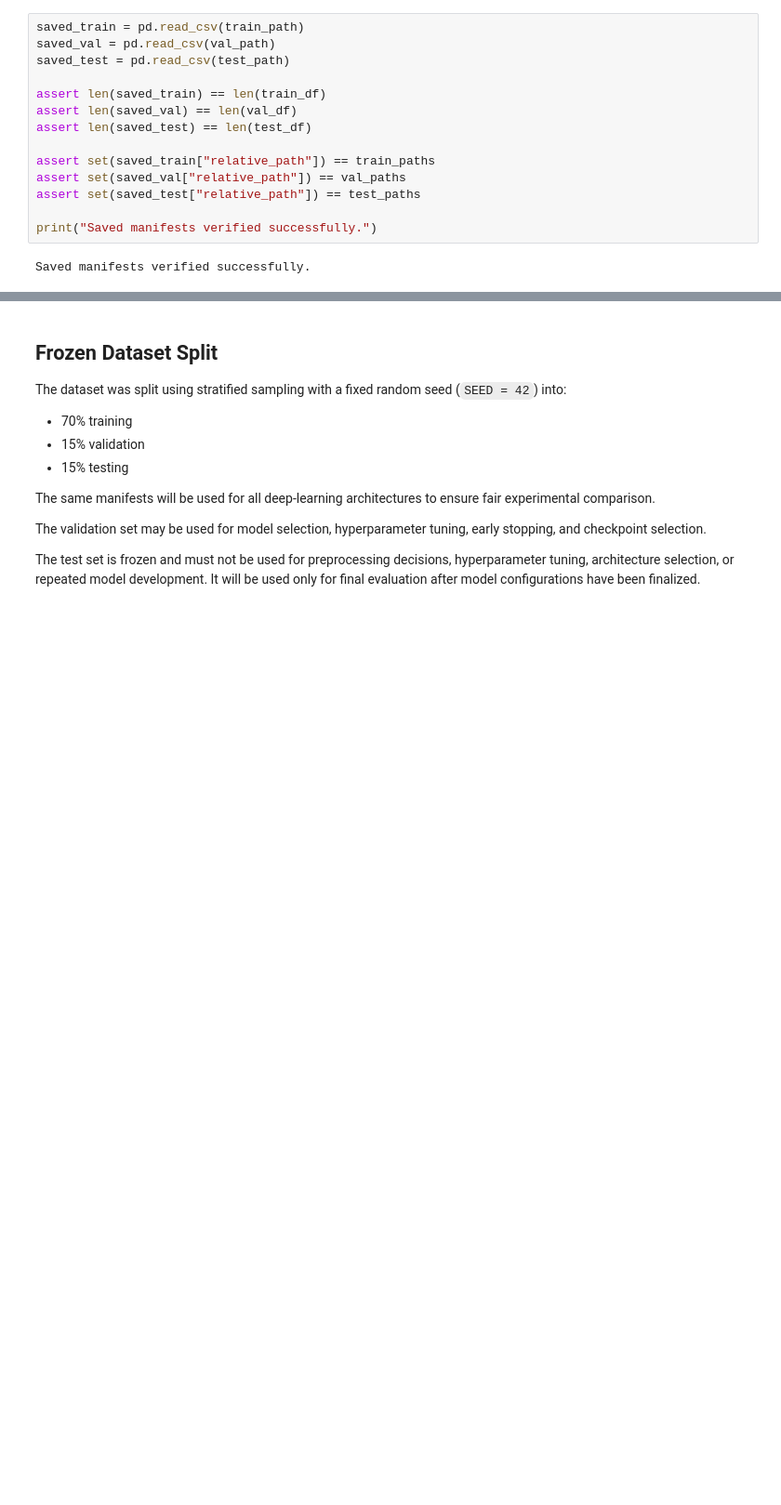
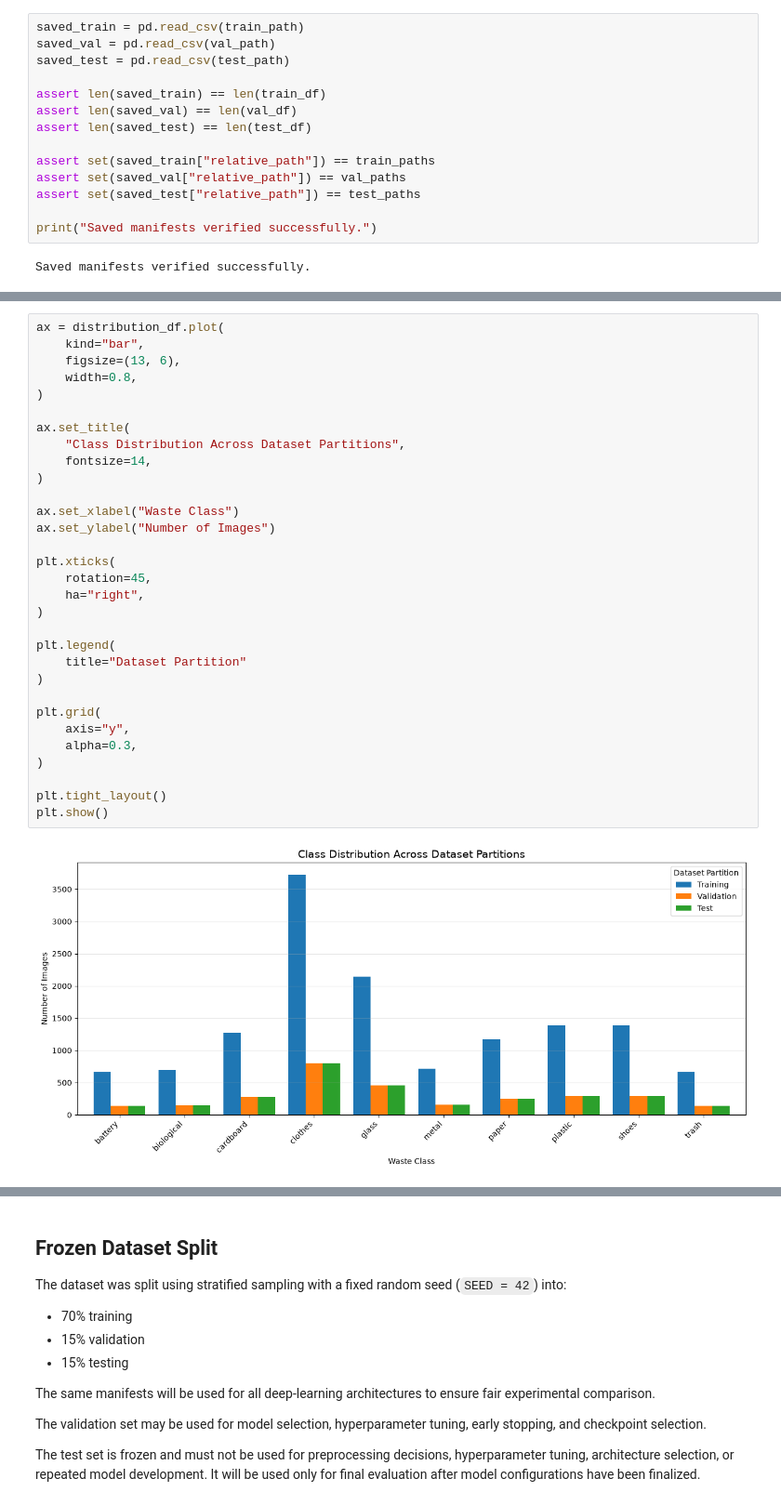
Before and after one commit to Master-GB/waste-classification, a Jupyter notebook: notebooks/02_create_splits.ipynb, the cells around one changed output, grey strips where cells are left out. Shown at 93% size. Cells and saved outputs as stored; diff of their text form; blank space fills up the shorter version.

```diff
--- a/notebooks/02_create_splits.ipynb
+++ b/notebooks/02_create_splits.ipynb
@@ -399,0 +490,33 @@ Saved manifests verified successfully.
+# %%
+ax = distribution_df.plot(
+    kind="bar",
+    figsize=(13, 6),
+    width=0.8,
+)
+
+ax.set_title(
+    "Class Distribution Across Dataset Partitions",
+    fontsize=14,
+)
+
+ax.set_xlabel("Waste Class")
+ax.set_ylabel("Number of Images")
+
+plt.xticks(
+    rotation=45,
+    ha="right",
+)
+
+plt.legend(
+    title="Dataset Partition"
+)
+
+plt.grid(
+    axis="y",
+    alpha=0.3,
+)
+
+plt.tight_layout()
+plt.show()
+# %% [output]
+[figure, added]
```
Also changed, not shown: parts of 4 cells of this notebook, 9 other files.
